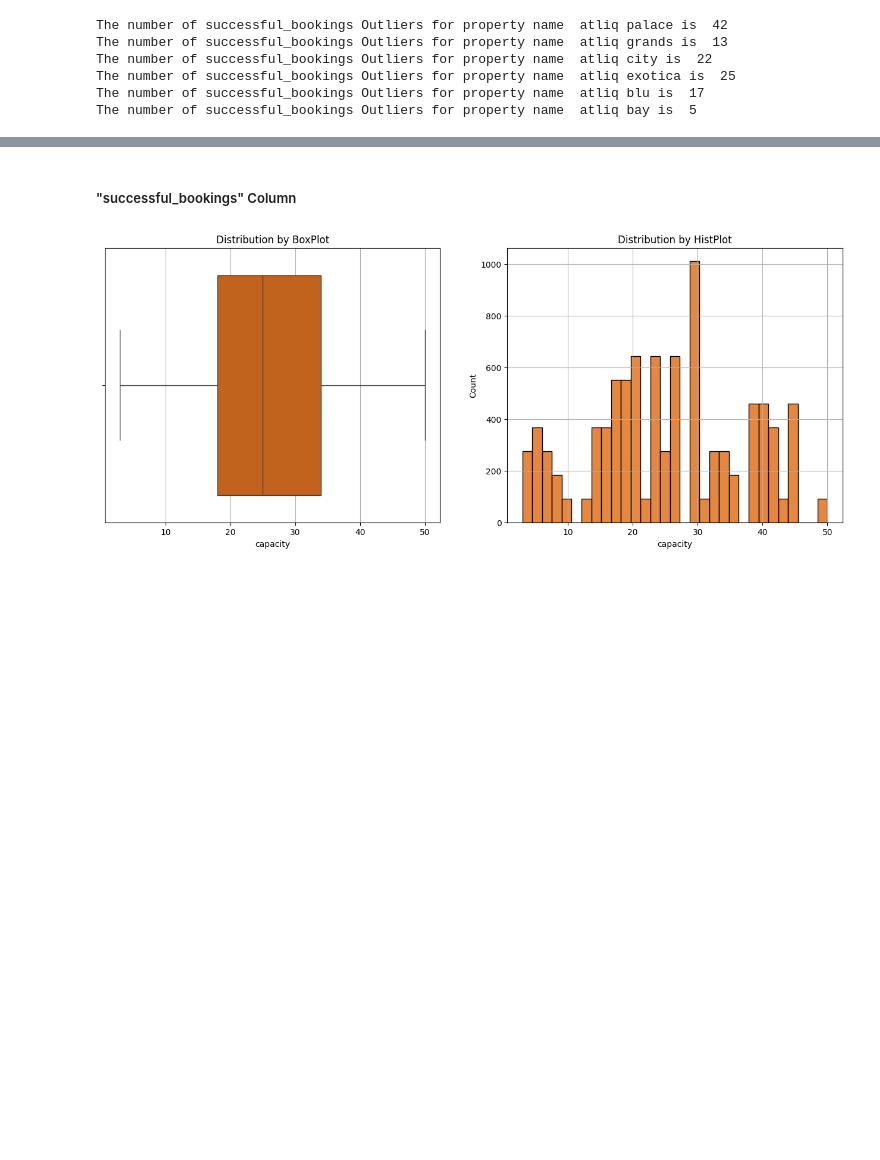
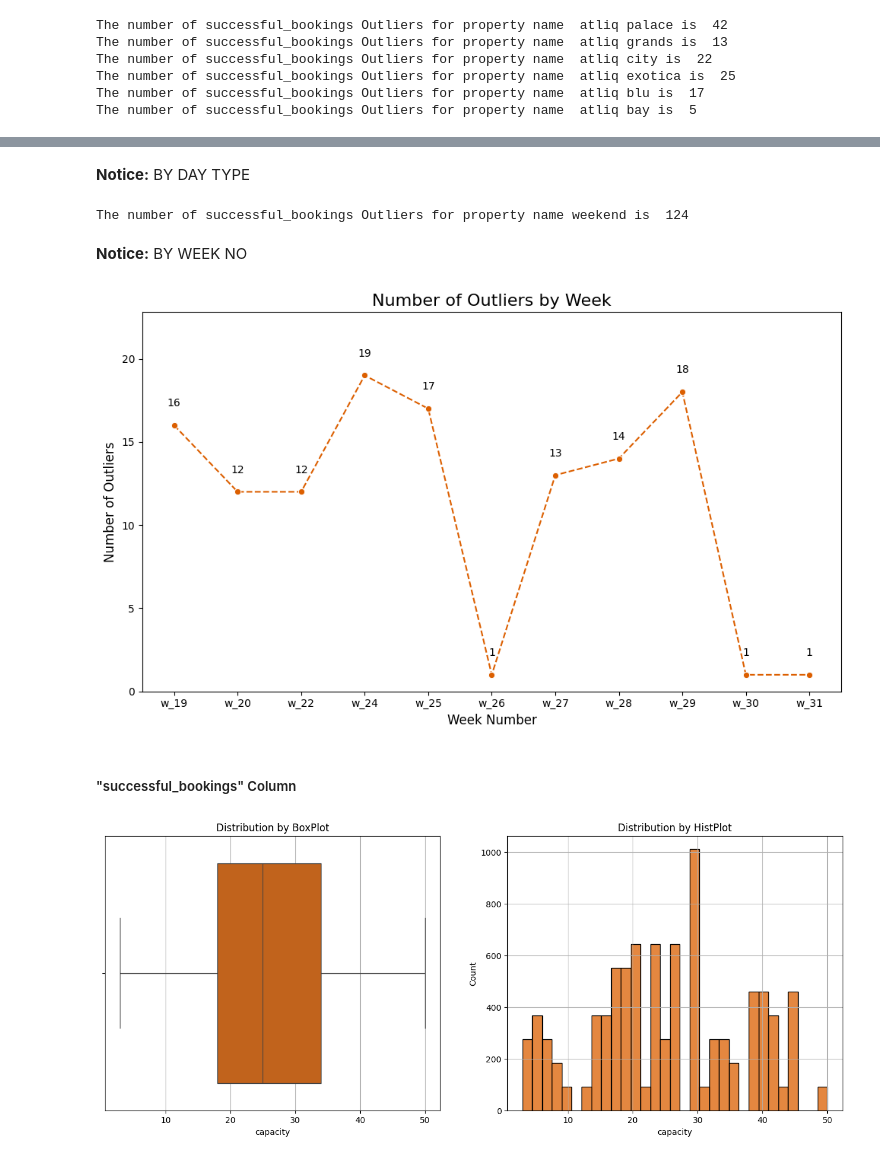
Before and after one commit to WalterEdwardd/AtliQ_Grands_Hospitality_Revenue_Strategy_Project, a Jupyter notebook: scripts/processed.ipynb, the cells around one changed output, grey strips where cells are left out. Cells and saved outputs as stored; diff of their text form; code cells hidden in the pictures; blank space fills up the shorter version.

Commit message:
Update jupiter notebook .ipynb files, contain: fact_aggregate_bookings, and fact_bookings

```diff
--- a/scripts/processed.ipynb
+++ b/scripts/processed.ipynb
@@ -958,3 +1011,47 @@ The number of successful_bookings Outliers for property name  atliq bay is  5
+# %% [markdown]
+**Notice:**
+BY DAY TYPE
+# %%
+for i in outliers_full_successful_bookings['day_type'].unique():
+    print("The number of successful_bookings Outliers for property name", i, "is ",
+          str(outliers_full_successful_bookings[outliers_full_successful_bookings['day_type']==i]['day_type'].count())
+          )
+# %% [output]
+The number of successful_bookings Outliers for property name weekend is  124
+# %% [markdown]
+**Notice:**
+BY WEEK NO
+# %%
+# number of outliers groupby week_no
+data_for_present = outliers_full_successful_bookings.groupby('week_no').agg(
+    count=('property_id', 'count')
+).reset_index()
+
+# set figure size
+plt.figure(figsize=(10, 6))
+
+# plot line chart
+sns.lineplot(data=data_for_present, x='week_no', y='count', color='#DC5F00', linestyle='dashed', marker='o')
+
+# optimize
+plt.title("Number of Outliers by Week", fontsize=16)
+plt.xlabel("Week Number", fontsize=12)
+plt.ylabel("Number of Outliers", fontsize=12)
+plt.ylim(0, data_for_present['count'].max()*1.2) # increase the y limit to have more space for annotations
+
+# Add Annotate
+for x, y in zip(data_for_present['week_no'], data_for_present['count']):
+    plt.text(x, y + 1, f"{y}",
+            ha='center', va='bottom', fontsize=10,
+             )
+
+# adjust layout
+plt.tight_layout()
+
+# show the plot
+plt.show()
+# %% [output]
+[figure, added]
 # %% [markdown]
 ##### "successful_bookings" Column
 # %%
```
Also changed, not shown: parts of 37 cells of this notebook, 5 other files.
